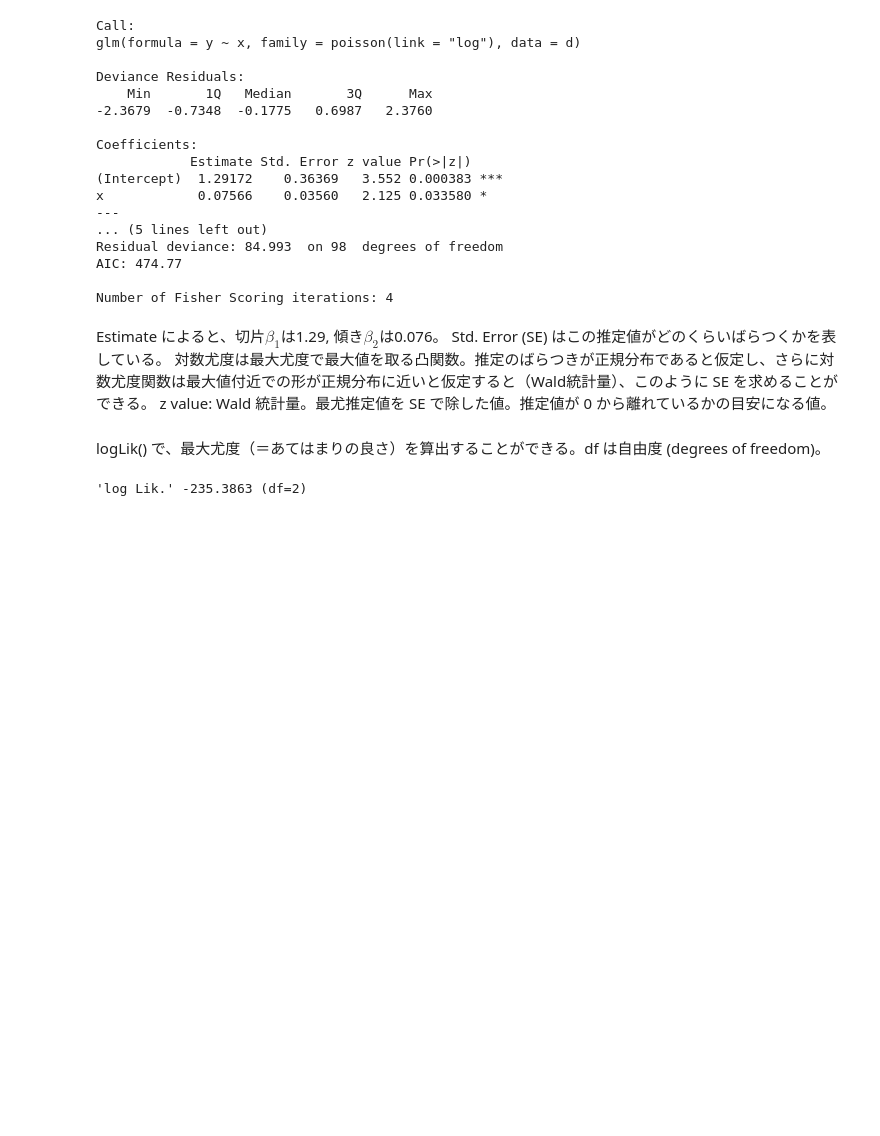
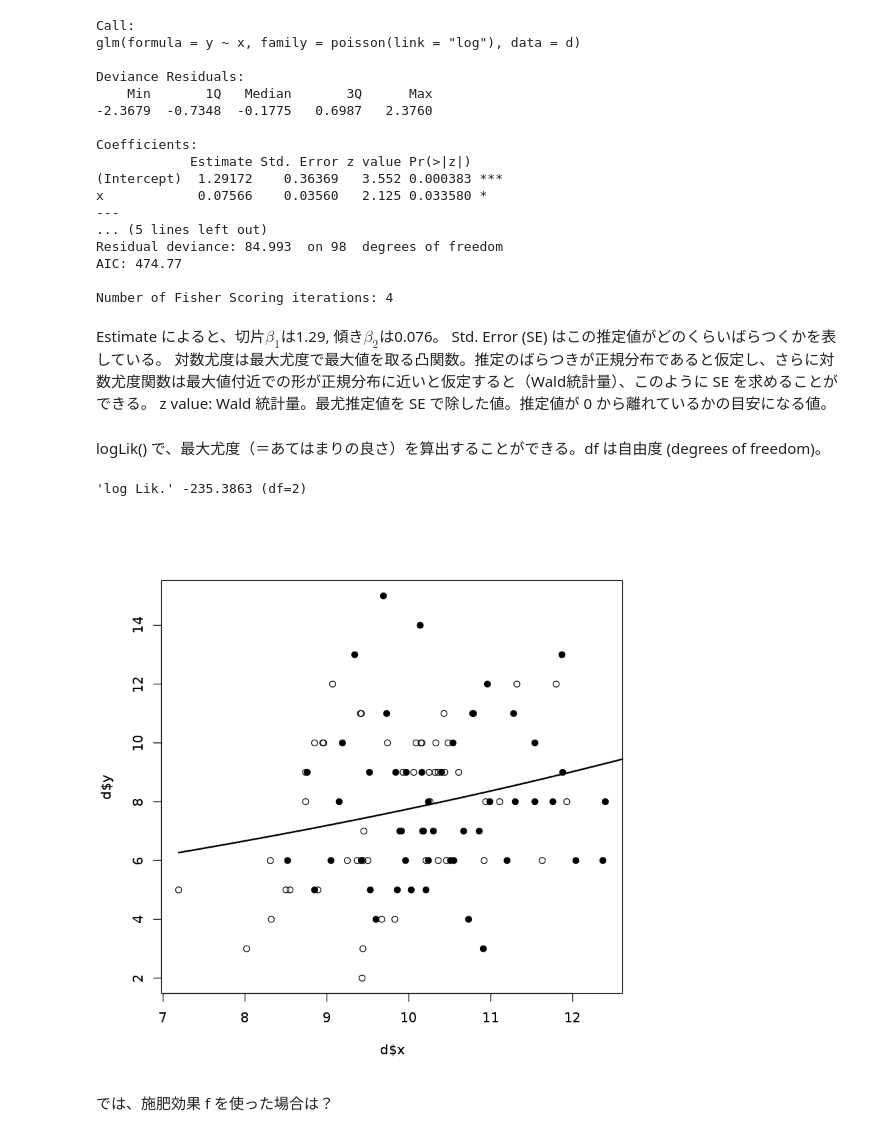
Before and after one commit to tushuhei/statisticalDataModeling, a Jupyter notebook: 3_glm.ipynb, the cells around one changed output. Saved outputs shown, nothing was run; the diff lists cells and outputs as text; code cells hidden in the pictures; blank space fills up the shorter version.

```diff
--- a/3_glm.ipynb
+++ b/3_glm.ipynb
@@ -115,3 +113,11 @@ logLik() で、最大尤度（＝あてはまりの良さ）を算出するこ
 logLik(fit)
 # %% [output]
 'log Lik.' -235.3863 (df=2)
+# %%
+plot(d$x, d$y, pch=c(21,19)[d$f])
+xx <- seq(min(d$x), max(d$y), length=100)
+lines(xx, exp(1.29172 + 0.07566 * xx), lwd = 2)
+# %% [output]
+[figure, added]
+# %% [markdown]
+では、施肥効果 f を使った場合は？
```
Also changed, not shown: parts of 9 cells of this notebook.
